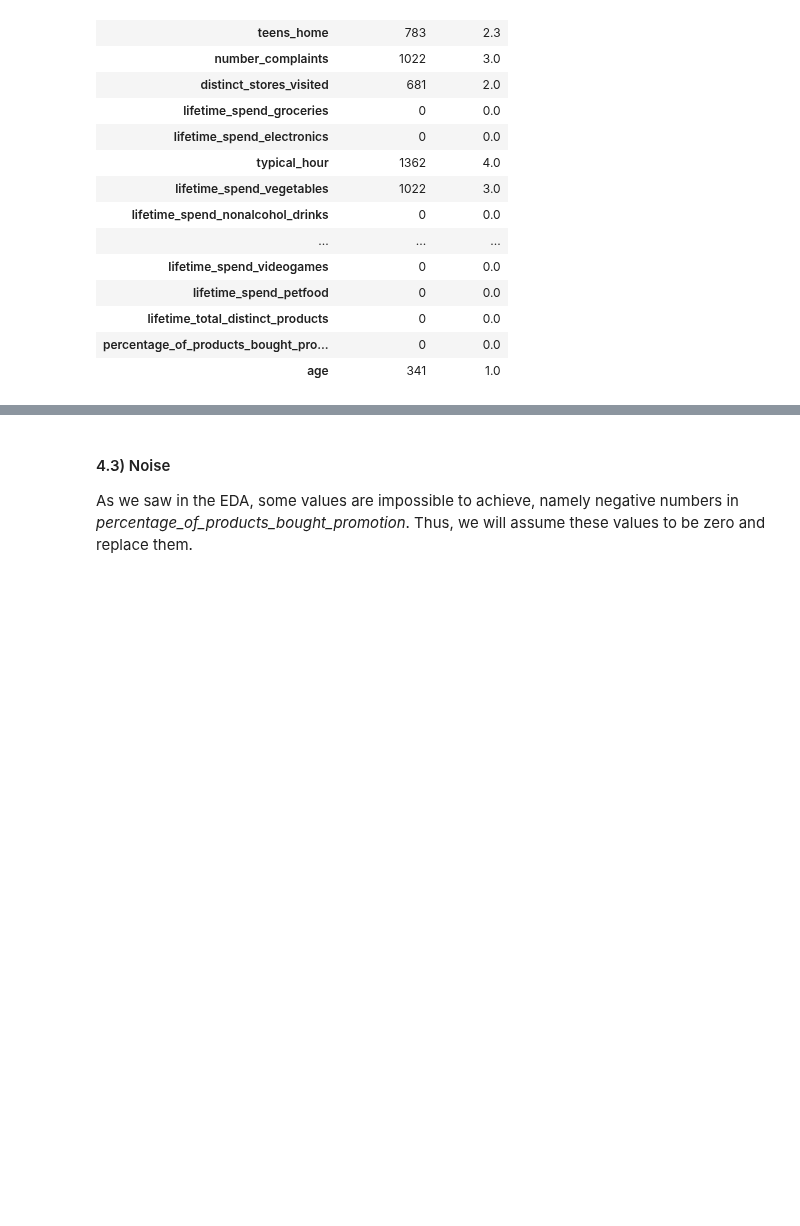
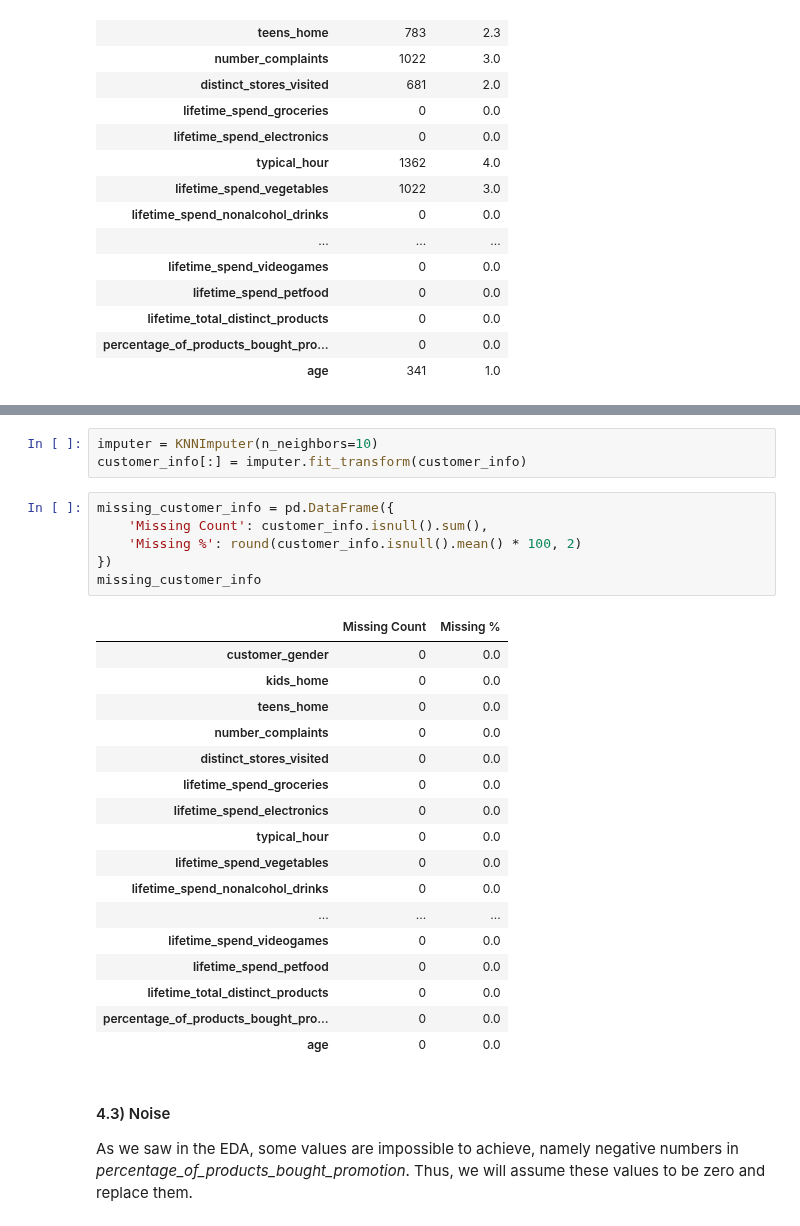
Before and after one commit to tiagocrz/ML-II-Customer-Segmentation, a Jupyter notebook: Notebooks/Preprocessing.ipynb, the cells around one changed output, grey strips where cells are left out. Drawn from its saved outputs; the diff is of its cells as text; blank space fills up the shorter version.

```diff
--- a/Notebooks/Preprocessing.ipynb
+++ b/Notebooks/Preprocessing.ipynb
@@ -246,3 +305,30 @@ We will use K Nearest Neighbours imputation to replace these missing values. Tha
+# %%
+imputer = KNNImputer(n_neighbors=10)
+customer_info[:] = imputer.fit_transform(customer_info)
+# %%
+missing_customer_info = pd.DataFrame({
+    'Missing Count': customer_info.isnull().sum(),
+    'Missing %': round(customer_info.isnull().mean() * 100, 2)
+})
+missing_customer_info
+# %% [output]
+|  | Missing Count | Missing % |
+| customer_gender | 0 | 0.0 |
+| kids_home | 0 | 0.0 |
+| teens_home | 0 | 0.0 |
+| number_complaints | 0 | 0.0 |
+| distinct_stores_visited | 0 | 0.0 |
+| lifetime_spend_groceries | 0 | 0.0 |
+| lifetime_spend_electronics | 0 | 0.0 |
+| typical_hour | 0 | 0.0 |
+| lifetime_spend_vegetables | 0 | 0.0 |
+| lifetime_spend_nonalcohol_drinks | 0 | 0.0 |
+| ... | ... | ... |
+| lifetime_spend_videogames | 0 | 0.0 |
+| lifetime_spend_petfood | 0 | 0.0 |
+| lifetime_total_distinct_products | 0 | 0.0 |
+| percentage_of_products_bought_pro... | 0 | 0.0 |
+| age | 0 | 0.0 |
 # %% [markdown]
 #### 4.3) Noise
 
```
Also changed, not shown: parts of 14 cells of this notebook.
